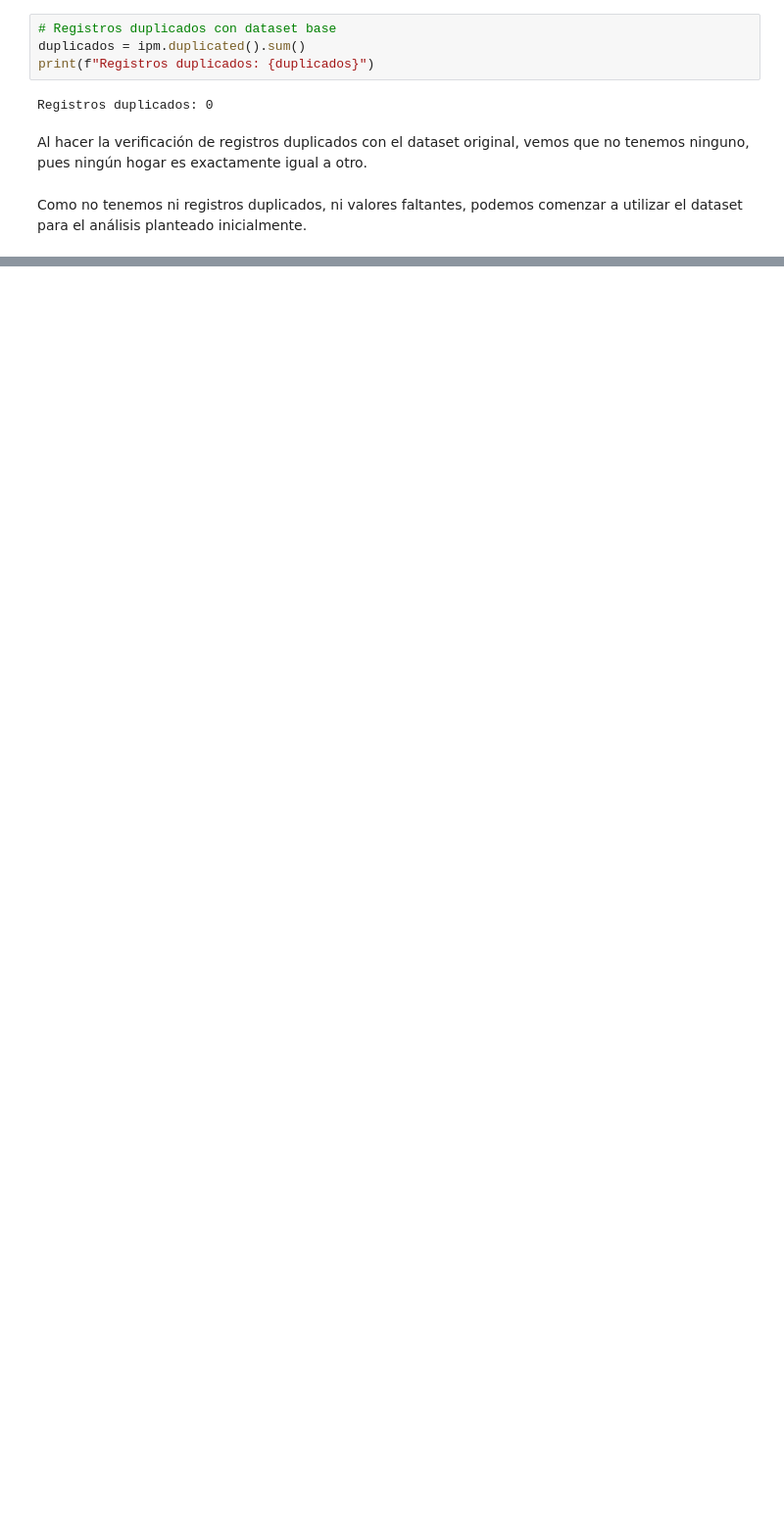
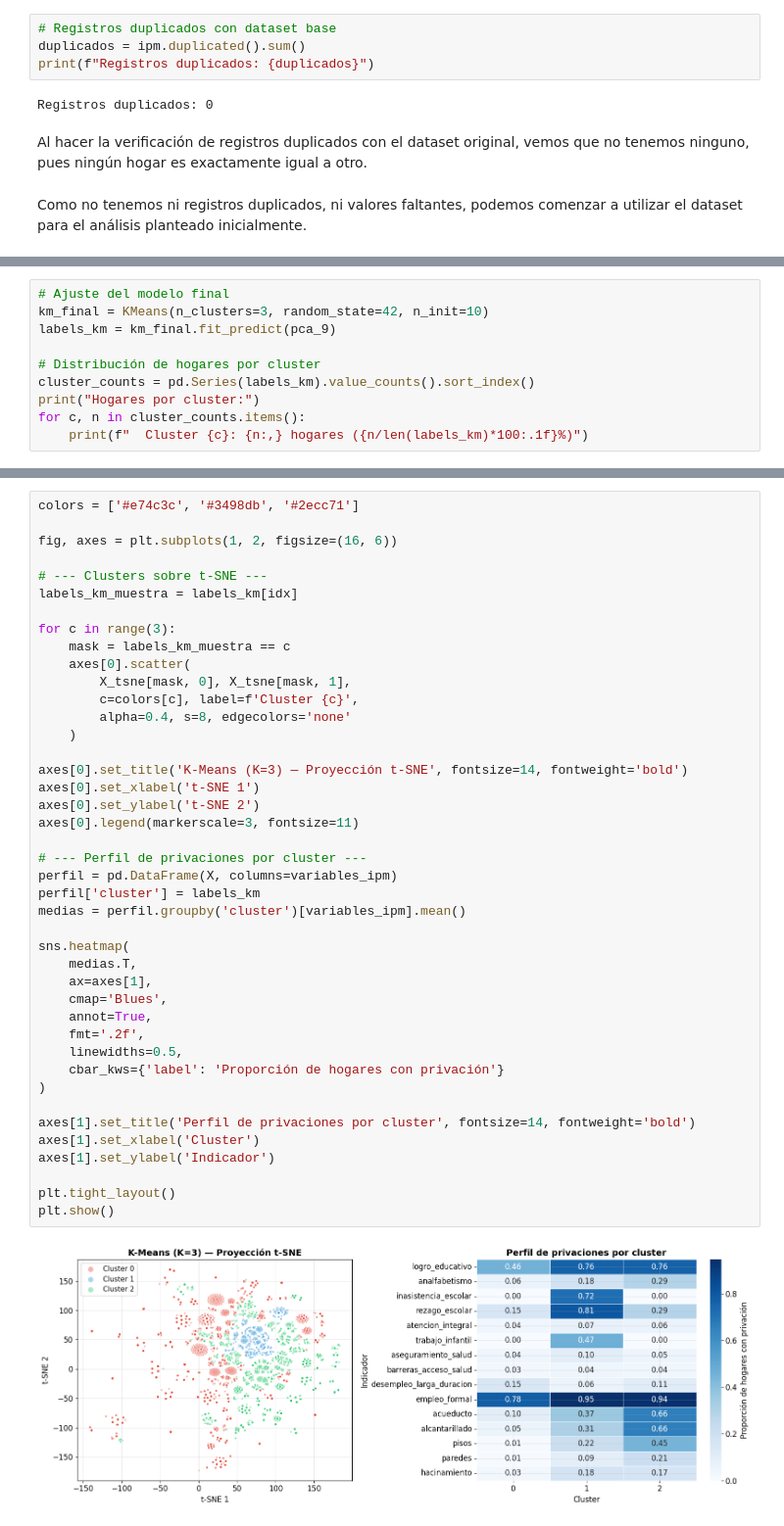
Before and after one commit to JohanAv1018/Proyecto-Final---Diplomado, a Jupyter notebook: Clustering_pobreza_multidimensional_Colombia.ipynb, the cells around one changed output, grey strips where cells are left out. Shown at 98% size. Drawn from its saved outputs; the diff is of its cells as text; blank space fills up the shorter version.

```diff
--- a/Clustering_pobreza_multidimensional_Colombia.ipynb
+++ b/Clustering_pobreza_multidimensional_Colombia.ipynb
@@ -161,0 +367,10 @@ Como no tenemos ni registros duplicados, ni valores faltantes, podemos comenzar
+# %%
+# Ajuste del modelo final
+km_final = KMeans(n_clusters=3, random_state=42, n_init=10)
+labels_km = km_final.fit_predict(pca_9)
+
+# Distribución de hogares por cluster
+cluster_counts = pd.Series(labels_km).value_counts().sort_index()
+print("Hogares por cluster:")
+for c, n in cluster_counts.items():
+    print(f"  Cluster {c}: {n:,} hogares ({n/len(labels_km)*100:.1f}%)")
@@ -161,0 +386,44 @@ Como no tenemos ni registros duplicados, ni valores faltantes, podemos comenzar
+# %%
+colors = ['#e74c3c', '#3498db', '#2ecc71']
+
+fig, axes = plt.subplots(1, 2, figsize=(16, 6))
+
+# --- Clusters sobre t-SNE ---
+labels_km_muestra = labels_km[idx]
+
+for c in range(3):
+    mask = labels_km_muestra == c
+    axes[0].scatter(
+        X_tsne[mask, 0], X_tsne[mask, 1],
+        c=colors[c], label=f'Cluster {c}',
+        alpha=0.4, s=8, edgecolors='none'
+    )
+
+axes[0].set_title('K-Means (K=3) — Proyección t-SNE', fontsize=14, fontweight='bold')
+axes[0].set_xlabel('t-SNE 1')
+axes[0].set_ylabel('t-SNE 2')
+axes[0].legend(markerscale=3, fontsize=11)
+
+# --- Perfil de privaciones por cluster ---
+perfil = pd.DataFrame(X, columns=variables_ipm)
+perfil['cluster'] = labels_km
+medias = perfil.groupby('cluster')[variables_ipm].mean()
+
+sns.heatmap(
+    medias.T,
+    ax=axes[1],
+    cmap='Blues',
+    annot=True,
+    fmt='.2f',
+    linewidths=0.5,
+    cbar_kws={'label': 'Proporción de hogares con privación'}
+)
+
+axes[1].set_title('Perfil de privaciones por cluster', fontsize=14, fontweight='bold')
+axes[1].set_xlabel('Cluster')
+axes[1].set_ylabel('Indicador')
+
+plt.tight_layout()
+plt.show()
+# %% [output]
+[figure, added]
```
Also changed, not shown: parts of 33 cells of this notebook.
